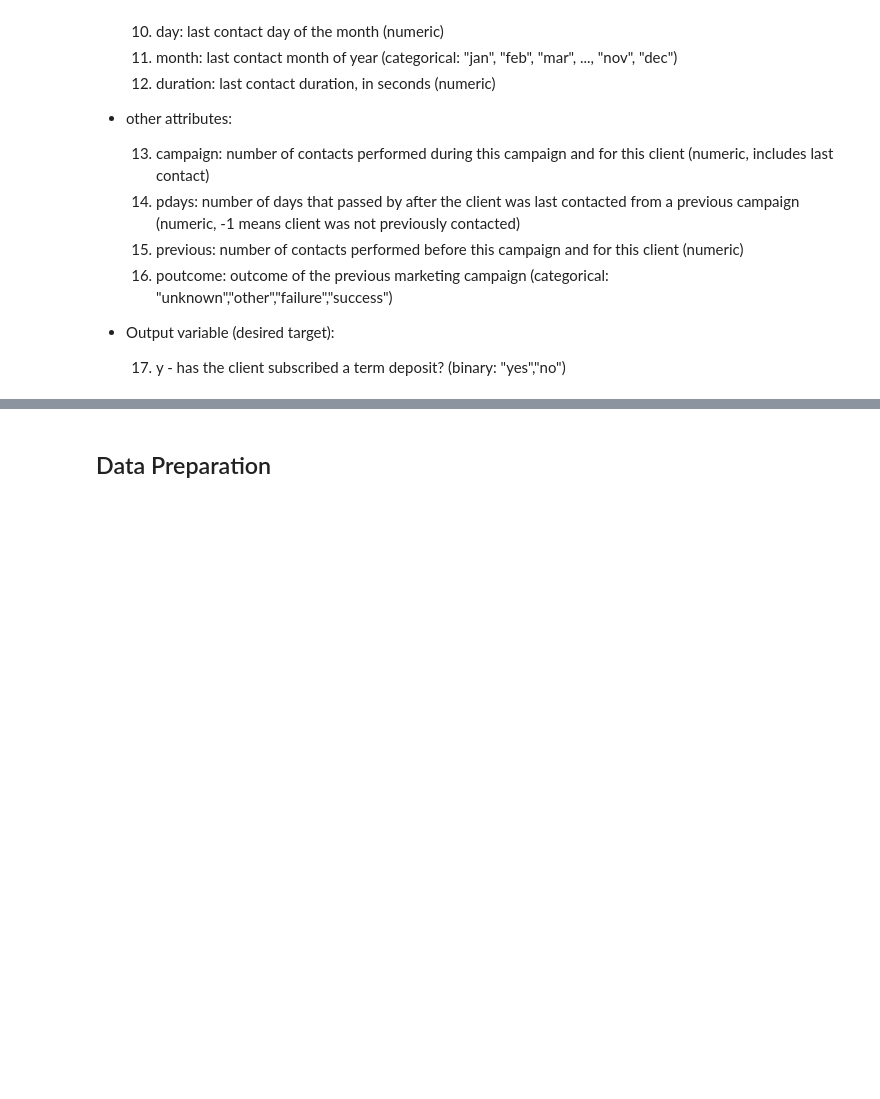
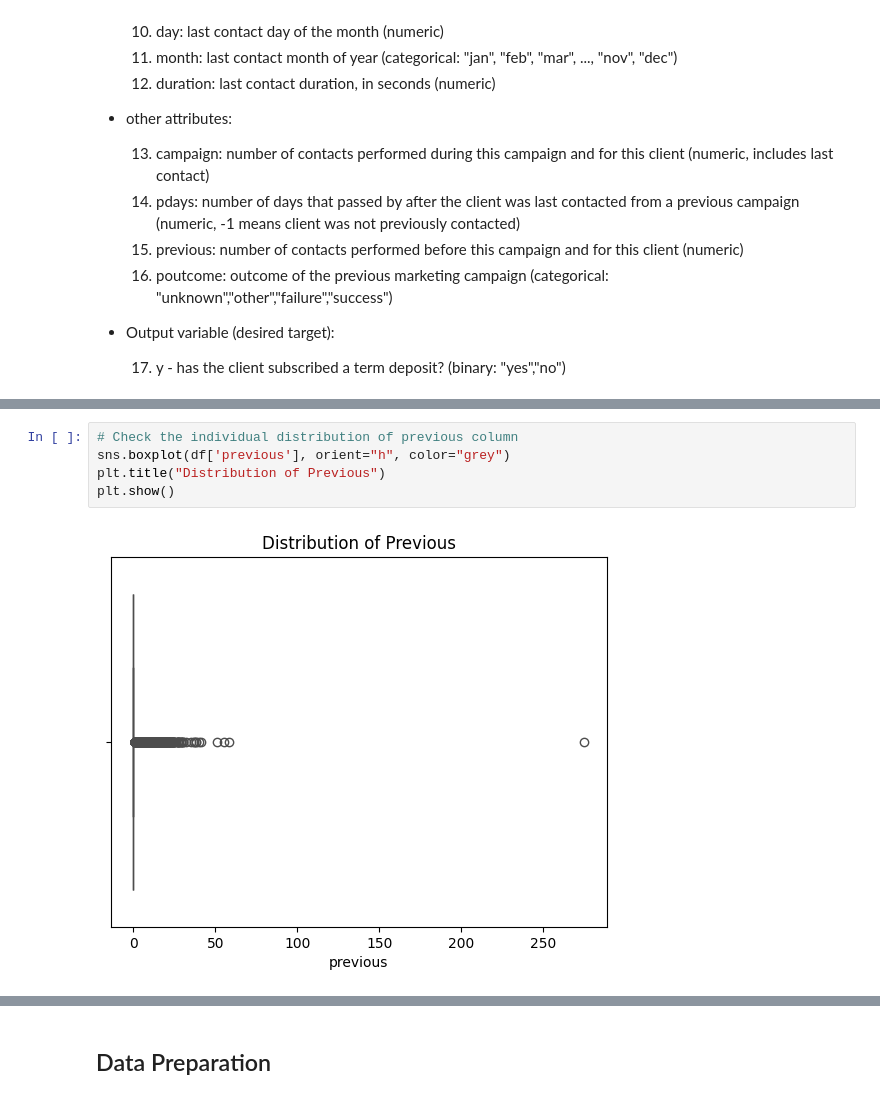
Before and after one commit to pk-aduyaw/term-deposit-subscription, a Jupyter notebook: project-code.ipynb, the cells around one changed output, grey strips where cells are left out. Drawn from its saved outputs; the diff is of its cells as text; blank space fills up the shorter version.

```diff
--- a/project-code.ipynb
+++ b/project-code.ipynb
@@ -68,0 +223,7 @@ import matplotlib.pyplot as plt
+# %%
+# Check the individual distribution of previous column
+sns.boxplot(df['previous'], orient="h", color="grey")
+plt.title("Distribution of Previous")
+plt.show()
+# %% [output]
+[figure, added]
```
Also changed, not shown: parts of 29 cells of this notebook.
